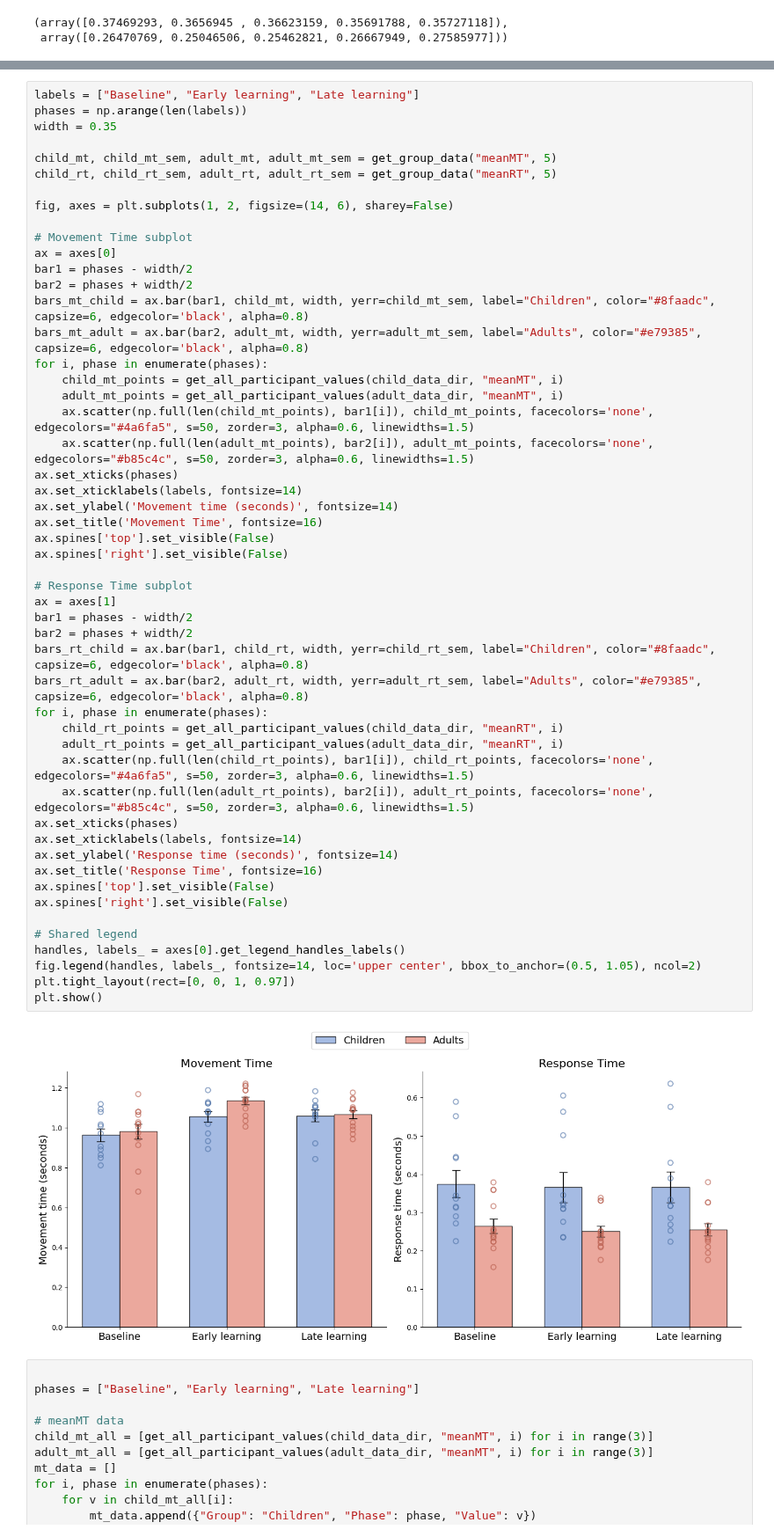
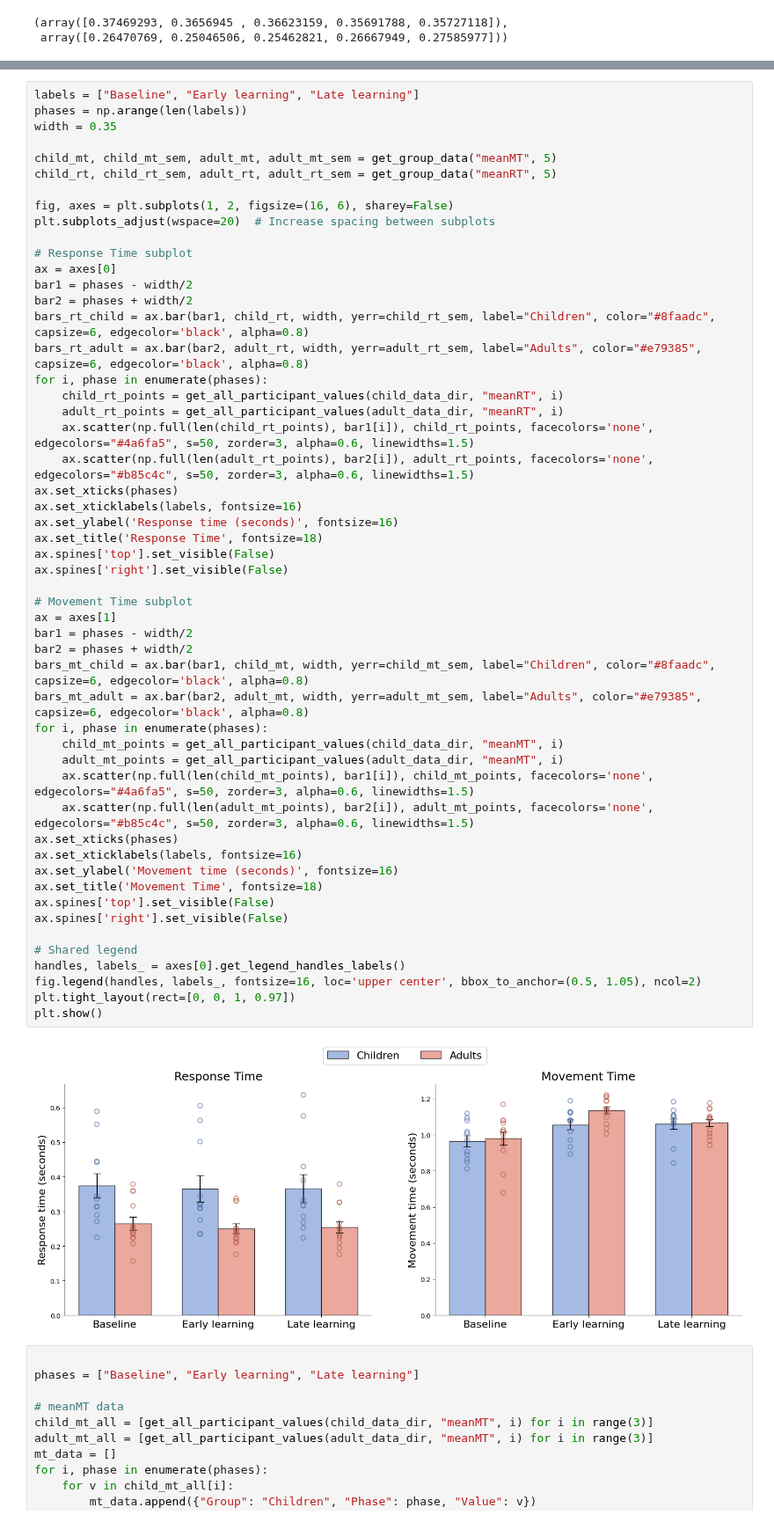
Before and after one commit to siddiskid/IMM-Lab, a Jupyter notebook: figures.ipynb, the cells around one changed output, grey strips where cells are left out. Shown at 88% size. Drawn from its saved outputs; the diff is of its cells as text.

```diff
--- a/figures.ipynb
+++ b/figures.ipynb
@@ -296,56 +296,57 @@ plt.show()
 # %%
 labels = ["Baseline", "Early learning", "Late learning"]
 phases = np.arange(len(labels))
 width = 0.35
 
 child_mt, child_mt_sem, adult_mt, adult_mt_sem = get_group_data("meanMT", 5)
 child_rt, child_rt_sem, adult_rt, adult_rt_sem = get_group_data("meanRT", 5)
 
-fig, axes = plt.subplots(1, 2, figsize=(14, 6), sharey=False)
+fig, axes = plt.subplots(1, 2, figsize=(16, 6), sharey=False)
+plt.subplots_adjust(wspace=20)  # Increase spacing between subplots
+
+# Response Time subplot
+ax = axes[0]
+bar1 = phases - width/2
+bar2 = phases + width/2
+bars_rt_child = ax.bar(bar1, child_rt, width, yerr=child_rt_sem, label="Children", color="#8faadc", capsize=6, edgecolor='black', alpha=0.8)
+bars_rt_adult = ax.bar(bar2, adult_rt, width, yerr=adult_rt_sem, label="Adults", color="#e79385", capsize=6, edgecolor='black', alpha=0.8)
+for i, phase in enumerate(phases):
+    child_rt_points = get_all_participant_values(child_data_dir, "meanRT", i)
+    adult_rt_points = get_all_participant_values(adult_data_dir, "meanRT", i)
+    ax.scatter(np.full(len(child_rt_points), bar1[i]), child_rt_points, facecolors='none', edgecolors="#4a6fa5", s=50, zorder=3, alpha=0.6, linewidths=1.5)
+    ax.scatter(np.full(len(adult_rt_points), bar2[i]), adult_rt_points, facecolors='none', edgecolors="#b85c4c", s=50, zorder=3, alpha=0.6, linewidths=1.5)
+ax.set_xticks(phases)
+ax.set_xticklabels(labels, fontsize=16)
+ax.set_ylabel('Response time (seconds)', fontsize=16)
+ax.set_title('Response Time', fontsize=18)
+ax.spines['top'].set_visible(False)
+ax.spines['right'].set_visible(False)
 
 # Movement Time subplot
-ax = axes[0]
+ax = axes[1]
 bar1 = phases - width/2
 bar2 = phases + width/2
 bars_mt_child = ax.bar(bar1, child_mt, width, yerr=child_mt_sem, label="Children", color="#8faadc", capsize=6, edgecolor='black', alpha=0.8)
 bars_mt_adult = ax.bar(bar2, adult_mt, width, yerr=adult_mt_sem, label="Adults", color="#e79385", capsize=6, edgecolor='black', alpha=0.8)
 for i, phase in enumerate(phases):
     child_mt_points = get_all_participant_values(child_data_dir, "meanMT", i)
     adult_mt_points = get_all_participant_values(adult_data_dir, "meanMT", i)
     ax.scatter(np.full(len(child_mt_points), bar1[i]), child_mt_points, facecolors='none', edgecolors="#4a6fa5", s=50, zorder=3, alpha=0.6, linewidths=1.5)
     ax.scatter(np.full(len(adult_mt_points), bar2[i]), adult_mt_points, facecolors='none', edgecolors="#b85c4c", s=50, zorder=3, alpha=0.6, linewidths=1.5)
 ax.set_xticks(phases)
-ax.set_xticklabels(labels, fontsize=14)
-ax.set_ylabel('Movement time (seconds)', fontsize=14)
-ax.set_title('Movement Time', fontsize=16)
-ax.spines['top'].set_visible(False)
-ax.spines['right'].set_visible(False)
-
-# Response Time subplot
-ax = axes[1]
-bar1 = phases - width/2
-bar2 = phases + width/2
-bars_rt_child = ax.bar(bar1, child_rt, width, yerr=child_rt_sem, label="Children", color="#8faadc", capsize=6, edgecolor='black', alpha=0.8)
-bars_rt_adult = ax.bar(bar2, adult_rt, width, yerr=adult_rt_sem, label="Adults", color="#e79385", capsize=6, edgecolor='black', alpha=0.8)
-for i, phase in enumerate(phases):
-    child_rt_points = get_all_participant_values(child_data_dir, "meanRT", i)
-    adult_rt_points = get_all_participant_values(adult_data_dir, "meanRT", i)
-    ax.scatter(np.full(len(child_rt_points), bar1[i]), child_rt_points, facecolors='none', edgecolors="#4a6fa5", s=50, zorder=3, alpha=0.6, linewidths=1.5)
-    ax.scatter(np.full(len(adult_rt_points), bar2[i]), adult_rt_points, facecolors='none', edgecolors="#b85c4c", s=50, zorder=3, alpha=0.6, linewidths=1.5)
-ax.set_xticks(phases)
-ax.set_xticklabels(labels, fontsize=14)
-ax.set_ylabel('Response time (seconds)', fontsize=14)
-ax.set_title('Response Time', fontsize=16)
+ax.set_xticklabels(labels, fontsize=16)
+ax.set_ylabel('Movement time (seconds)', fontsize=16)
+ax.set_title('Movement Time', fontsize=18)
 ax.spines['top'].set_visible(False)
 ax.spines['right'].set_visible(False)
 
 # Shared legend
 handles, labels_ = axes[0].get_legend_handles_labels()
-fig.legend(handles, labels_, fontsize=14, loc='upper center', bbox_to_anchor=(0.5, 1.05), ncol=2)
+fig.legend(handles, labels_, fontsize=16, loc='upper center', bbox_to_anchor=(0.5, 1.05), ncol=2)
 plt.tight_layout(rect=[0, 0, 1, 0.97])
 plt.show()
 # %% [output]
-[figure, old version]
+[figure, new version]
 # %%
 
 phases = ["Baseline", "Early learning", "Late learning"]
```
Also changed, not shown: 3 other files.
